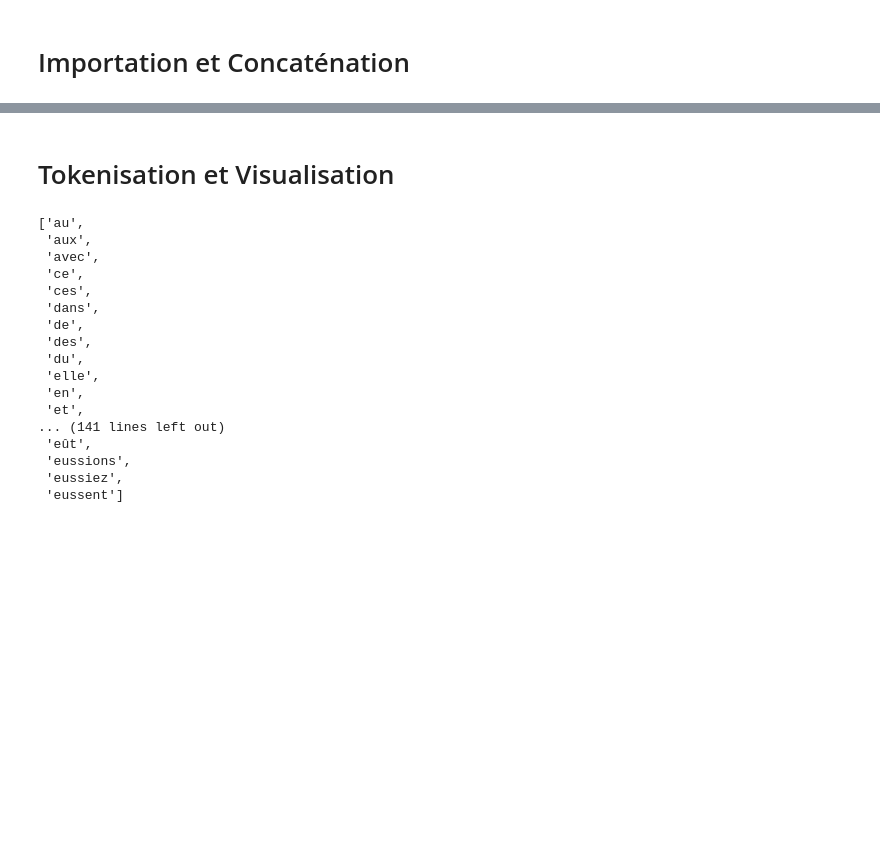
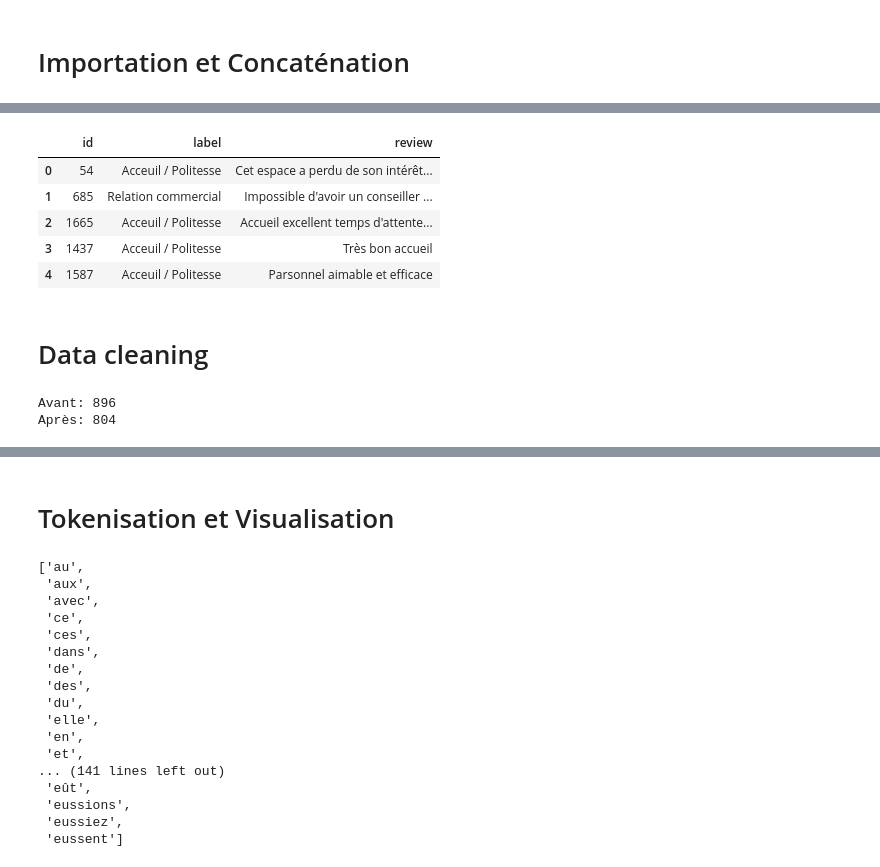
Before and after one commit to FatimaMoqran/comments_classifier, a Jupyter notebook: 1_Nettoyage.ipynb, the cells around one changed output, grey strips where cells are left out. Cells and saved outputs as stored; diff of their text form; code cells hidden in the pictures; blank space fills up the shorter version.

```diff
--- a/1_Nettoyage.ipynb
+++ b/1_Nettoyage.ipynb
@@ -13,5 +15,4 @@ dfC = pd.read_csv('data/labeled_sample/sample_Cedric_labeled.csv', delimiter=','
 dfFa = pd.read_csv('data/labeled_sample/sample_Fatima.csv', delimiter=',', header=None)
 # %%
 #Concatene tous nos csv dans un seul dataframe
-
-df_1 = pd.concat([dfS, dfF, dfC, dfV, dfFa, dfW], ignore_index=True, axis=0)
+df = pd.concat([dfS, dfF, dfC, dfV, dfFa, dfW], ignore_index=True, axis=0)
@@ -65,0 +19,10 @@ df_1
+# %%
+df.rename(columns={0: 'id', 1 : 'label', 2 : 'review'}, inplace = True)
+df.head()
+# %% [output]
+|  | id | label | review |
+| 0 | 54 | Acceuil / Politesse | Cet espace a perdu de son intérêt... |
+| 1 | 685 | Relation commercial | Impossible d'avoir un conseiller ... |
+| 2 | 1665 | Acceuil / Politesse | Accueil excellent temps d'attente... |
+| 3 | 1437 | Acceuil / Politesse | Très bon accueil |
+| 4 | 1587 | Acceuil / Politesse | Parsonnel aimable et efficace |
@@ -65,0 +37,10 @@ df_1
+# %% [markdown]
+# Data cleaning
+# %%
+#supprimer les ligne avec les NAs
+print('Avant:', len(df))
+df.dropna(inplace = True)
+print('Après:', len(df))
+# %% [output]
+Avant: 896
+Après: 804
```
Also changed, not shown: parts of 14 cells of this notebook.
